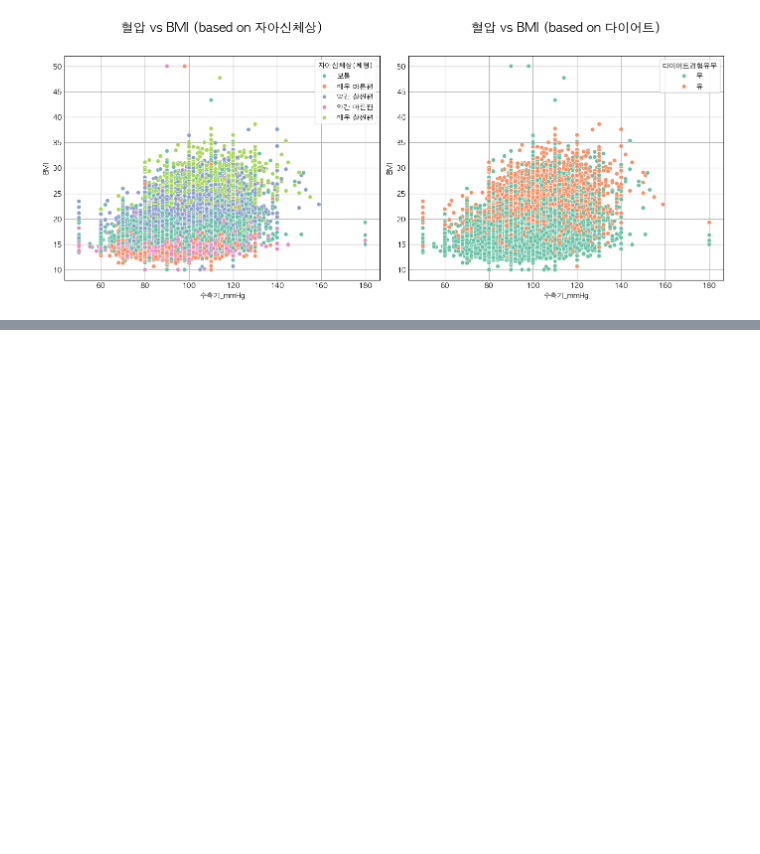
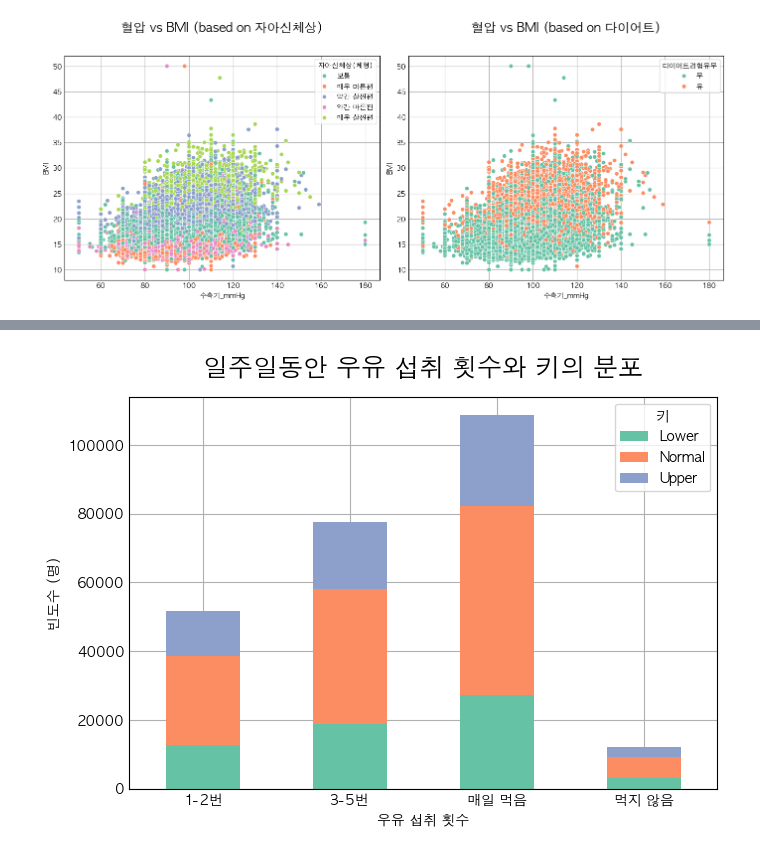
Before and after one commit to wooyeon83/AIBP_Team_Project, a Jupyter notebook: src/PRJ_02_Data_Analyze_Visualization.ipynb, the cells around one changed output, grey strips where cells are left out. Drawn from its saved outputs; the diff is of its cells as text; code cells hidden in the pictures; blank space fills up the shorter version.

```diff
--- a/src/PRJ_02_Data_Analyze_Visualization.ipynb
+++ b/src/PRJ_02_Data_Analyze_Visualization.ipynb
@@ -115,6 +115,9 @@ for grade in grade_list :
         print('IQR:' , IQR, 'Q3:', Q3, 'Q1:', Q1, 'Upper기준:', upper_fence,'초과 ', 'Lower기준:', lower_fence, '미만 ')
         df2.loc[((df2['학년'] == grade) & (df2['성별'] == gender)) & (df2['키_cm'] > Q3), '키등급' ]='Upper'
         df2.loc[((df2['학년'] == grade) & (df2['성별'] == gender)) & (df2['키_cm'] < Q1), '키등급' ]='Lower'
+
+# 밑에 생활습관에서 다시 활용
+df_height = df2.copy()
 # %% [output]
 IQR: 7.0 Q3: 125.6 Q1: 118.6 Upper기준: 136.1 초과  Lower기준: 108.1 미만
 IQR: 6.900000000000006 Q3: 124.4 Q1: 117.5 Upper기준: 134.75 초과  Lower기준: 107.14999999999999 미만
@@ -640,0 +709,17 @@ plt.show()
+# %%
+df_height['우유섭취횟수'] = df_height['우유_유제품'].map({1:'먹지 않음', 2:'1-2번', 3:'3-5번', 4:'매일 먹음'})
+
+df_milk = pd.DataFrame(df_height[['우유섭취횟수', '키등급']])
+# 데이터 그룹화 및 빈도수 계산
+grouped_data = df_milk.groupby(['우유섭취횟수', '키등급']).size().unstack().fillna(0)
+
+# 막대 그래프 그리기
+grouped_data.plot(kind='bar', stacked=True, figsize=(6, 4))
+plt.xlabel('우유 섭취 횟수')
+plt.ylabel('빈도수 (명)')
+plt.title('일주일동안 우유 섭취 횟수와 키의 분포' , fontdict=font, pad=15)
+plt.xticks(rotation=0)
+plt.legend(title='키')
+plt.show()
+# %% [output]
+[figure, added]
```
Also changed, not shown: parts of 33 cells of this notebook.
